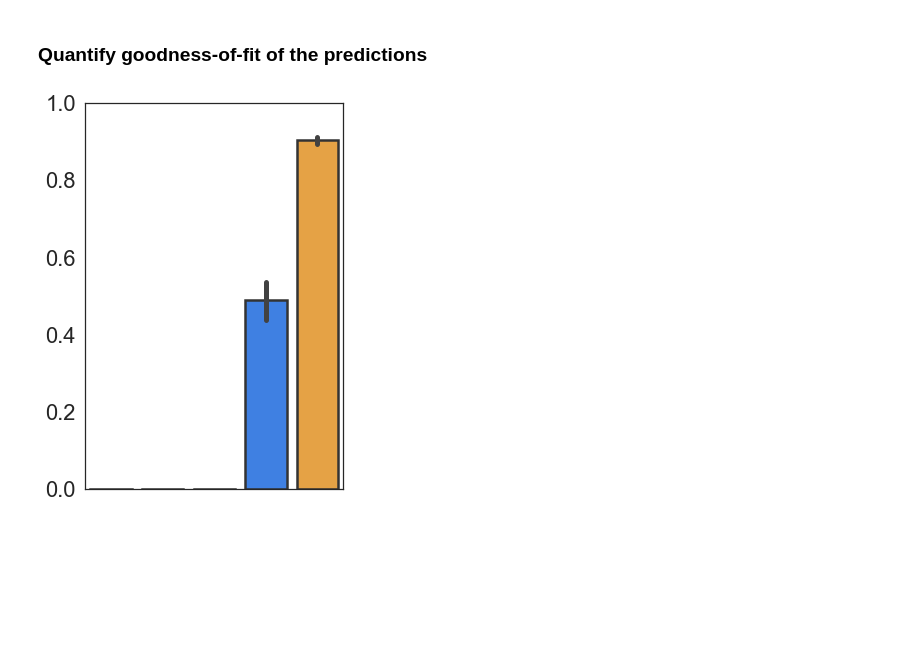
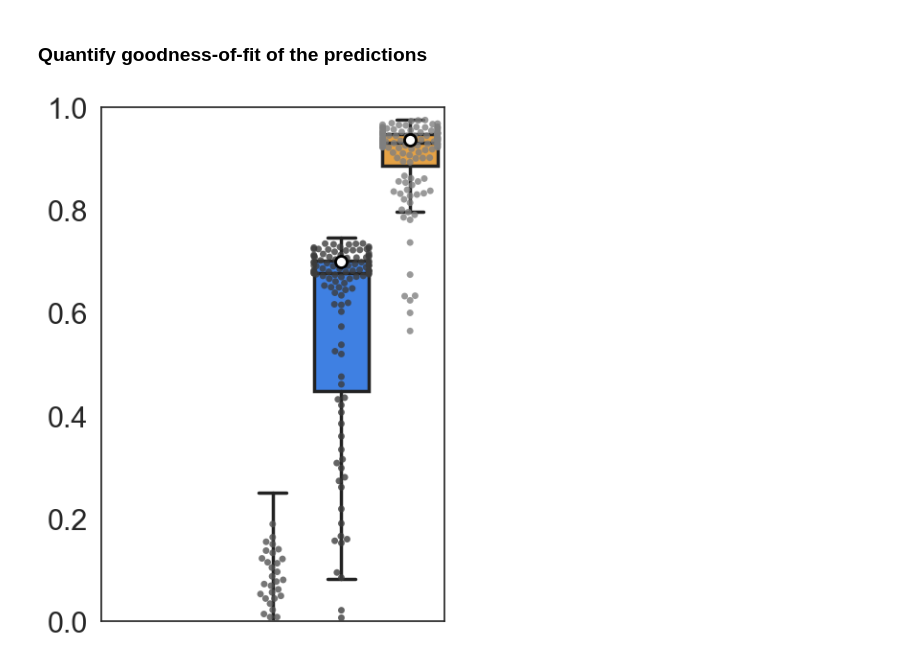
Before and after one commit to MathOnco/PARPi_Model, a Jupyter notebook: jnb_figure3.ipynb, the cells around one changed output. Cells and saved outputs as stored; diff of their text form; code cells hidden in the pictures; blank space fills up the shorter version.

```diff
--- a/jnb_figure3.ipynb
+++ b/jnb_figure3.ipynb
@@ -270,14 +270,25 @@ plt.savefig("./figures/predictions_growthModel_%s.pdf"%cellLine)
 tmpList = []
 outDir = os.path.join(modelDir,cellLine)
 testingDataDf = dataDf_all[(dataDf_all.CellLine==cellLine) & (dataDf_all.SeedingDensity=="highDensity")]
-testingDataDf = testingDataDf.groupby(by="Time").mean()
+testingDataDf = testingDataDf.groupby(by="Time").mean(numeric_only=True)
 testingDataDf.reset_index(inplace=True)
 
 # Load models and simulate
+tmpDicList = []
 for modelName in tqdm(modelList):
     fitObj,myModel = LoadFit(modelName,fitDir=os.path.join(outDir,modelName))
+    # 1) Obtain the accuracy of the prediction based on the ML estimates
+    resultsDf_MLE = benchmark_prediction_accuracy(fitObj=fitObj,
+                                                   bootstrapResultsDf=pd.DataFrame([myModel.paramDic]),
+                                                   dataDf=testingDataDf,
+                                                   initialConditionsList={"N0":testingDataDf.Confluence.iloc[0]},
+                                                   show_progress=False, solver_kws=solver_kws_bootstrapping)
+    # 3) Assemble results
+    tmpDicList.append({"Model": modelName, "CellLine": cellLine,
+                       "Prediction_MLE": resultsDf_MLE['rSquared'].values[0]})
 
-    # Simulate
+    # 2) Obtain confidence intervals by performing predictions using the
+    # estimates obtained from bootstrapping
     bootstrapResultsDf = pd.read_csv(os.path.join(outDir, modelName, "bootstraps.csv"), index_col=0)
     currBenchmarkResultsDf = benchmark_prediction_accuracy(fitObj=fitObj,
                                                            bootstrapResultsDf=bootstrapResultsDf,
@@ -288,19 +299,39 @@ for modelName in tqdm(modelList):
     currBenchmarkResultsDf['CellLine'] = cellLine
     tmpList.append(currBenchmarkResultsDf.copy())
 modelPredictionDf_comp = pd.concat(tmpList)
+modelPredictionDf_comp_MLE = pd.DataFrame(tmpDicList)
 # %%
 measure = "rSquared"
 fig, ax = plt.subplots(1,1,figsize=(4.5,6))
-sns.barplot(x="Model", y=measure,
-            edgecolor=".2", linewidth=2.5, errwidth=5,
+# sns.barplot(x="Model", y=measure,
+#             edgecolor=".2", linewidth=2.5, errwidth=5,
+#             palette=modelPalette,
+#             order=["Exponential", "vonBertalanffy", "Gompertz", "Logistic", "GeneralisedLogistic"],
+#             data=modelPredictionDf_comp[modelPredictionDf_comp.CellLine==cellLine], ax=ax)
+sns.boxplot(x="Model", y=measure,
+            linewidth=2.5, fliersize=False, # turn off outliers since plotting data next
             palette=modelPalette,
             order=["Exponential", "vonBertalanffy", "Gompertz", "Logistic", "GeneralisedLogistic"],
             data=modelPredictionDf_comp[modelPredictionDf_comp.CellLine==cellLine], ax=ax)
+sns.swarmplot(x="Model", y=measure, hue="Model",
+              s=5, alpha=0.8, palette='dark:grey',
+              order=["Exponential", "vonBertalanffy", "Gompertz", "Logistic", "GeneralisedLogistic"],
+              legend=False,
+              data=modelPredictionDf_comp[(modelPredictionDf_comp.CellLine==cellLine) &
+                                        (np.isin(modelPredictionDf_comp.BootstrapId, np.arange(125)))],
+              ax=ax)
+# Add MLE estimates as points (these are the param values corresponding to the best fit). Ideally
+# these would overlap with the measures of central tendency (mean/median) of the param distribution
+# but they might not always do that when the likelihood surface isn't smooth.
+sns.scatterplot(x="Model",y="Prediction_MLE",
+                marker="o", s=75, zorder=10,
+                color="white", edgecolor="black", linewidth=2.,
+               data=modelPredictionDf_comp_MLE[modelPredictionDf_comp_MLE.CellLine==cellLine], ax=ax)
 ax.set_ylim(0,1)
 ax.set_xlabel("")
 ax.set_ylabel("")
 ax.set_xticks([])
 plt.tight_layout()
 plt.savefig("./figures/predictions_growth_hd_%s.pdf"%(cellLine))
 # %% [output]
-[figure, old version]
+[figure, new version]
```
Also changed, not shown: 2 other files.
